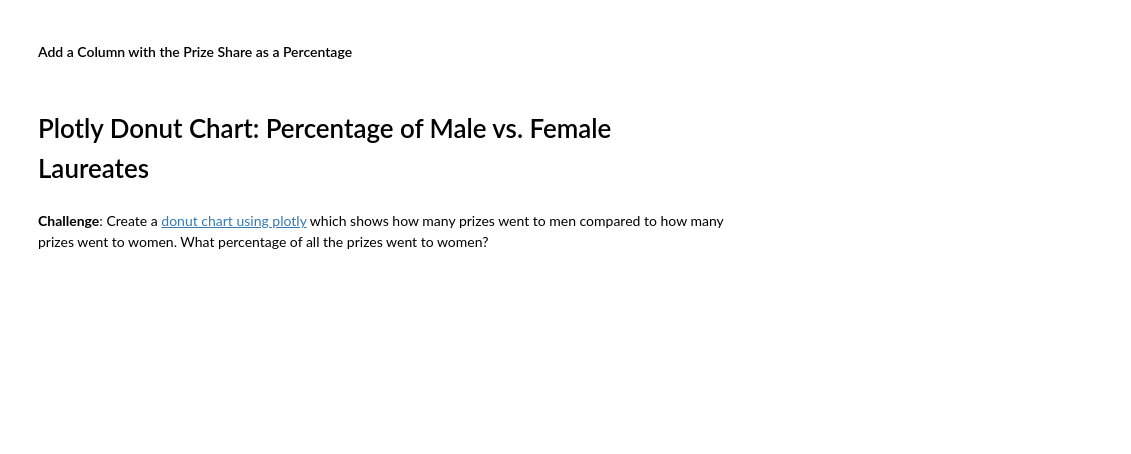
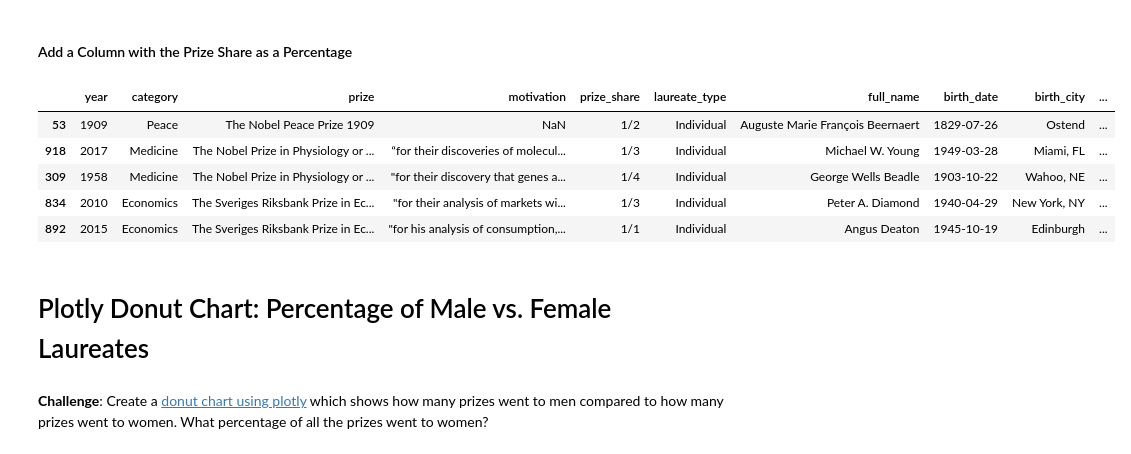
Before and after one commit to anushrinagul63/google_colab_notebooks, a Jupyter notebook: Nobel_Prize_Analysis.ipynb, the cells around one changed output. Drawn from its saved outputs; the diff is of its cells as text; code cells hidden in the pictures; blank space fills up the shorter version.

```diff
--- a/Nobel_Prize_Analysis.ipynb
+++ b/Nobel_Prize_Analysis.ipynb
@@ -160,3 +147,6 @@ df_data.loc[df_data.organization_name.isna()][col_subset]
 * Add a Column called `share_pct` which has the laureates' share as a percentage in the form of a floating-point number.
 # %% [markdown]
 #### Convert Year and Birth Date to Datetime
+# %%
+df_data.birth_date = pd.to_datetime(df_data.birth_date)
+df_data.info()
@@ -163,5 +171,16 @@ df_data.loc[df_data.organization_name.isna()][col_subset]
 # %% [markdown]
 #### Add a Column with the Prize Share as a Percentage
+# %%
+prize_share = df_data.prize_share.str.split('/', expand=True)
+df_data['share_pct'] = pd.to_numeric(prize_share[0]) / pd.to_numeric(prize_share[1])
+df_data.sample(5)
+# %% [output]
+|  | year | category | prize | motivation | prize_share | laureate_type | full_name | birth_date | birth_city | ... |
+| 53 | 1909 | Peace | The Nobel Peace Prize 1909 | NaN | 1/2 | Individual | Auguste Marie François Beernaert | 1829-07-26 | Ostend | ... |
+| 918 | 2017 | Medicine | The Nobel Prize in Physiology or ... | “for their discoveries of molecul... | 1/3 | Individual | Michael W. Young | 1949-03-28 | Miami, FL | ... |
+| 309 | 1958 | Medicine | The Nobel Prize in Physiology or ... | "for their discovery that genes a... | 1/4 | Individual | George Wells Beadle | 1903-10-22 | Wahoo, NE | ... |
+| 834 | 2010 | Economics | The Sveriges Riksbank Prize in Ec... | "for their analysis of markets wi... | 1/3 | Individual | Peter A. Diamond | 1940-04-29 | New York, NY | ... |
+| 892 | 2015 | Economics | The Sveriges Riksbank Prize in Ec... | "for his analysis of consumption,... | 1/1 | Individual | Angus Deaton | 1945-10-19 | Edinburgh | ... |
 # %% [markdown]
 # Plotly Donut Chart: Percentage of Male vs. Female Laureates
 # %% [markdown]
```
Also changed, not shown: parts of 2 cells of this notebook.
